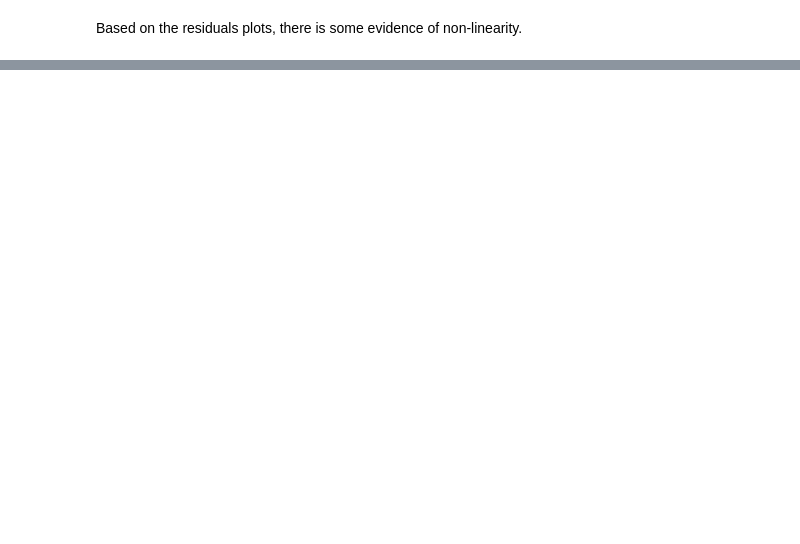
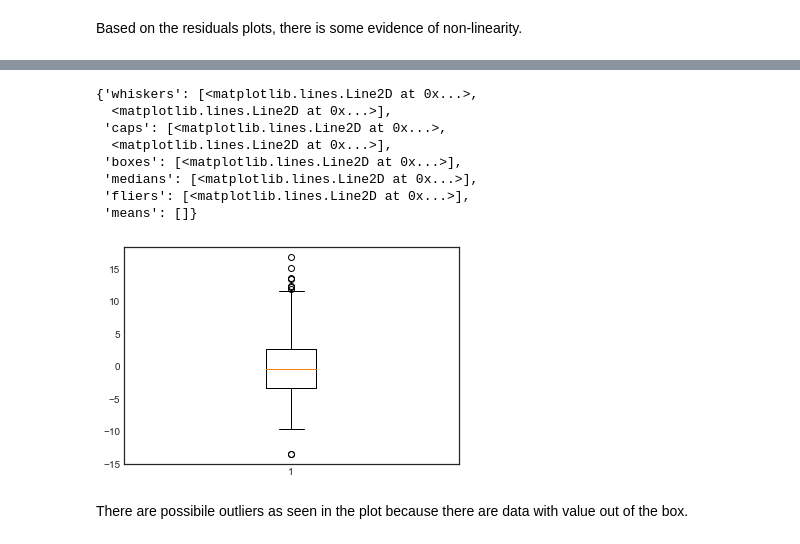
Before and after one commit to YYingH/ISLR_Python, a Jupyter notebook: Exercise_Chapter3.ipynb, the cells around one changed output, grey strips where cells are left out. Saved outputs shown, nothing was run; the diff lists cells and outputs as text; code cells hidden in the pictures; blank space fills up the shorter version.

```diff
--- a/Exercise_Chapter3.ipynb
+++ b/Exercise_Chapter3.ipynb
@@ -123,0 +158,14 @@ iii. What does the coefficient for the year variable suggest?
+# %%
+plt.boxplot(residuals)
+# %% [output]
+{'whiskers': [<matplotlib.lines.Line2D at 0x...>,
+  <matplotlib.lines.Line2D at 0x...>],
+ 'caps': [<matplotlib.lines.Line2D at 0x...>,
+  <matplotlib.lines.Line2D at 0x...>],
+ 'boxes': [<matplotlib.lines.Line2D at 0x...>],
+ 'medians': [<matplotlib.lines.Line2D at 0x...>],
+ 'fliers': [<matplotlib.lines.Line2D at 0x...>],
+ 'means': []}
+[figure, added]
+# %% [markdown]
+There are possibile outliers as seen in the plot because there are data with value out of the box.
```
Also changed, not shown: parts of 17 cells of this notebook.
